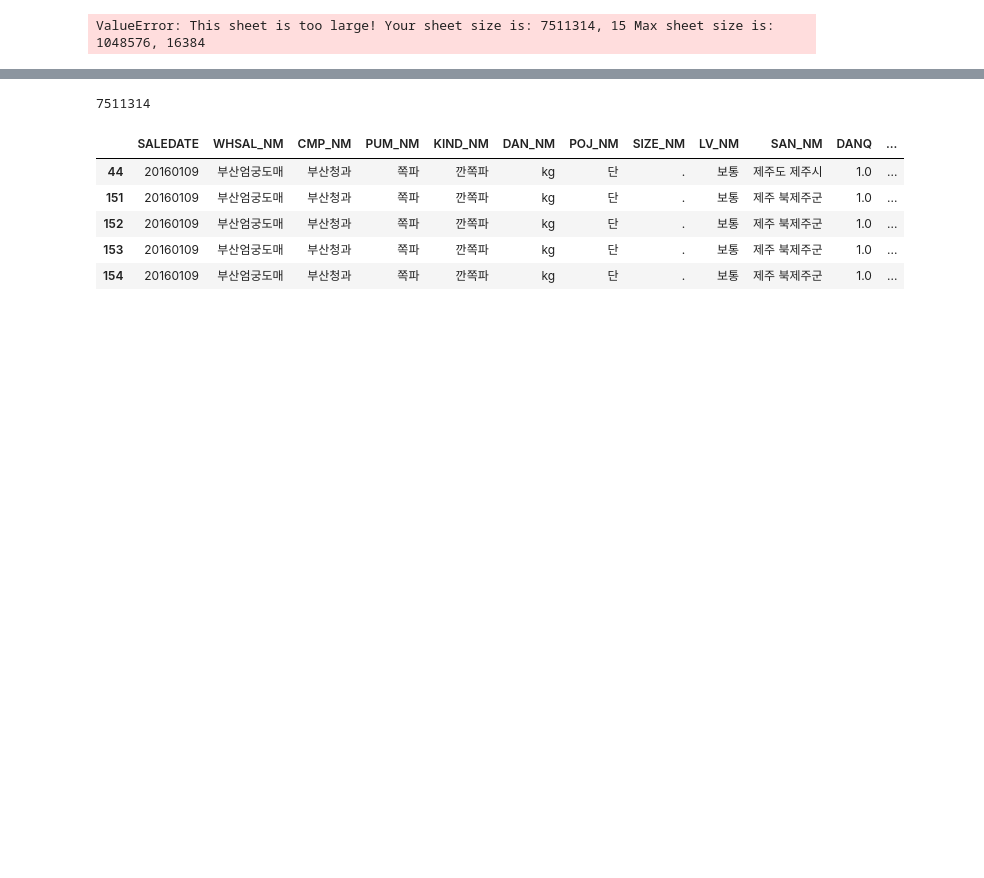
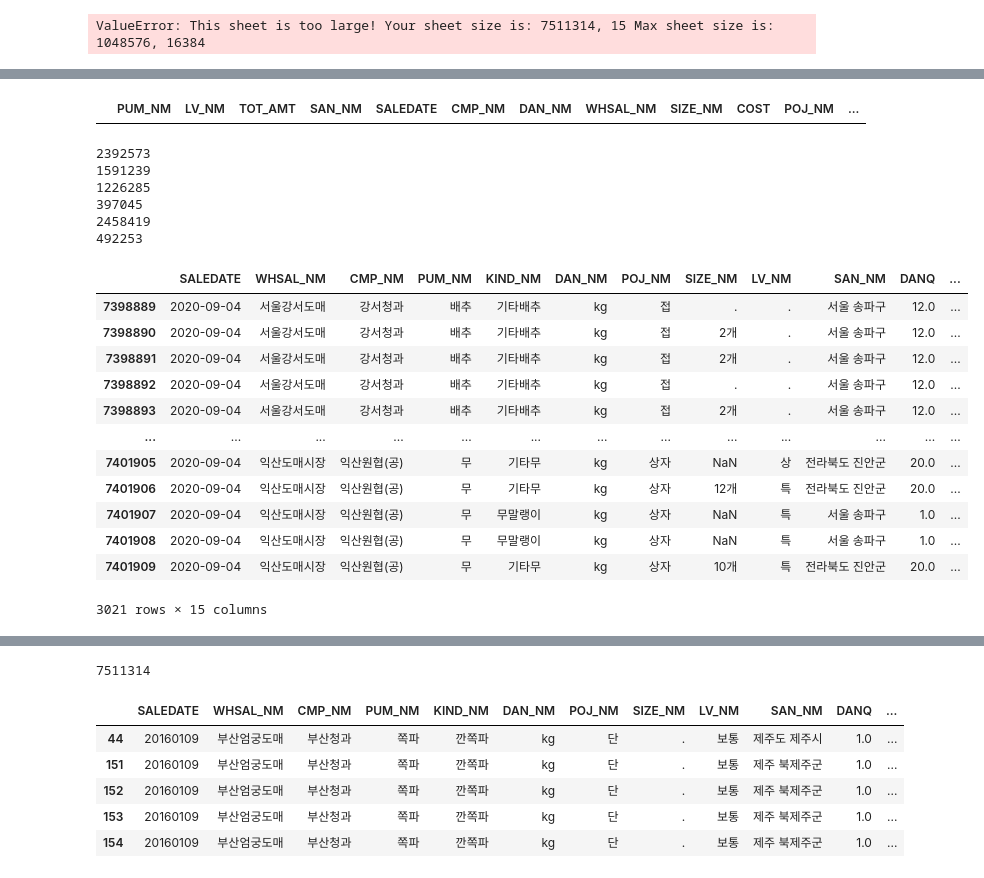
Before and after one commit to bub3690/stat_bigdata2021, a Jupyter notebook: scrap/dome_all_data.ipynb, the cells around one changed output, grey strips where cells are left out. Cells and saved outputs as stored; diff of their text form; code cells hidden in the pictures; blank space fills up the shorter version.

```diff
--- a/scrap/dome_all_data.ipynb
+++ b/scrap/dome_all_data.ipynb
@@ -70,0 +118,39 @@ print(len(res))
+# %%
+#date format 통일시키기
+#2020-09-04 -> 20200904
+#new_df2["SALEDATE"].str.replace("-","")
+new_df2['SALEDATE']=new_df2['SALEDATE'].replace('-','',regex=True)
+new_df2[new_df2['SALEDATE']=="2020-09-04"]
+# %% [output]
+|  | PUM_NM | LV_NM | TOT_AMT | SAN_NM | SALEDATE | CMP_NM | DAN_NM | WHSAL_NM | SIZE_NM | COST | POJ_NM | ... |
+# %%
+#품목별 분류
+vege = ['배추', '무', '미나리', '갓', '쪽파','생강']
+for ve in vege:
+    file_name='../files/전처리/'
+    file_name=file_name+ve+'.csv'
+    print(len(new_df2[new_df2["PUM_NM"]==ve]))
+    new_df2[new_df2["PUM_NM"]==ve].to_csv(file_name,index=False)
+# %% [output]
+2392573
+1591239
+1226285
+397045
+2458419
+492253
+# %%
+new_df[new_df['SALEDATE']=="2020-09-04"]
+# %% [output]
+|  | SALEDATE | WHSAL_NM | CMP_NM | PUM_NM | KIND_NM | DAN_NM | POJ_NM | SIZE_NM | LV_NM | SAN_NM | DANQ | ... |
+| 7398889 | 2020-09-04 | 서울강서도매 | 강서청과 | 배추 | 기타배추 | kg | 접 | . | . | 서울 송파구 | 12.0 | ... |
+| 7398890 | 2020-09-04 | 서울강서도매 | 강서청과 | 배추 | 기타배추 | kg | 접 | 2개 | . | 서울 송파구 | 12.0 | ... |
+| 7398891 | 2020-09-04 | 서울강서도매 | 강서청과 | 배추 | 기타배추 | kg | 접 | 2개 | . | 서울 송파구 | 12.0 | ... |
+| 7398892 | 2020-09-04 | 서울강서도매 | 강서청과 | 배추 | 기타배추 | kg | 접 | . | . | 서울 송파구 | 12.0 | ... |
+| 7398893 | 2020-09-04 | 서울강서도매 | 강서청과 | 배추 | 기타배추 | kg | 접 | 2개 | . | 서울 송파구 | 12.0 | ... |
+| ... | ... | ... | ... | ... | ... | ... | ... | ... | ... | ... | ... | ... |
+| 7401905 | 2020-09-04 | 익산도매시장 | 익산원협(공) | 무 | 기타무 | kg | 상자 | NaN | 상 | 전라북도 진안군 | 20.0 | ... |
+| 7401906 | 2020-09-04 | 익산도매시장 | 익산원협(공) | 무 | 기타무 | kg | 상자 | 12개 | 특 | 전라북도 진안군 | 20.0 | ... |
+| 7401907 | 2020-09-04 | 익산도매시장 | 익산원협(공) | 무 | 무말랭이 | kg | 상자 | NaN | 특 | 서울 송파구 | 1.0 | ... |
+| 7401908 | 2020-09-04 | 익산도매시장 | 익산원협(공) | 무 | 무말랭이 | kg | 상자 | NaN | 특 | 서울 송파구 | 1.0 | ... |
+| 7401909 | 2020-09-04 | 익산도매시장 | 익산원협(공) | 무 | 기타무 | kg | 상자 | 10개 | 특 | 전라북도 진안군 | 20.0 | ... |
+3021 rows × 15 columns
```
Also changed, not shown: parts of 14 cells of this notebook, 5 other files.
